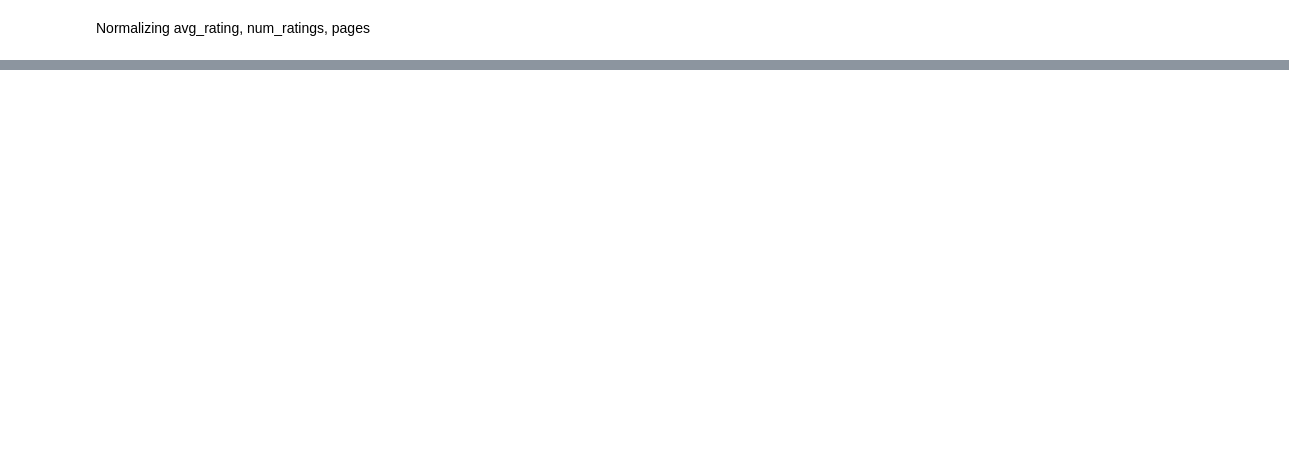
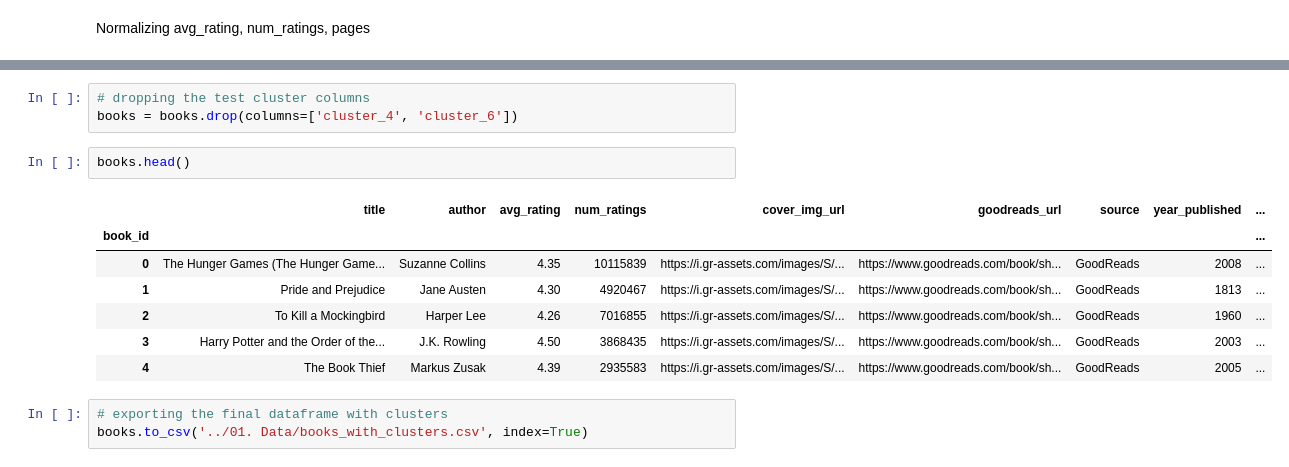
Before and after one commit to Hina-Haq/Reading_Room, a Jupyter notebook: 02. Notebooks/prep_ML.ipynb, the cells around one changed output, grey strips where cells are left out. Saved outputs shown, nothing was run; the diff lists cells and outputs as text; blank space fills up the shorter version.

```diff
--- a/02. Notebooks/prep_ML.ipynb
+++ b/02. Notebooks/prep_ML.ipynb
@@ -503,0 +1359,16 @@ Normalizing avg_rating, num_ratings, pages
+# %%
+# dropping the test cluster columns
+books = books.drop(columns=['cluster_4', 'cluster_6'])
+# %%
+books.head()
+# %% [output]
+|  | title | author | avg_rating | num_ratings | cover_img_url | goodreads_url | source | year_published | ... |
+| book_id |  |  |  |  |  |  |  |  | ... |
+| 0 | The Hunger Games (The Hunger Game... | Suzanne Collins | 4.35 | 10115839 | https://i.gr-assets.com/images/S/... | https://www.goodreads.com/book/sh... | GoodReads | 2008 | ... |
+| 1 | Pride and Prejudice | Jane Austen | 4.30 | 4920467 | https://i.gr-assets.com/images/S/... | https://www.goodreads.com/book/sh... | GoodReads | 1813 | ... |
+| 2 | To Kill a Mockingbird | Harper Lee | 4.26 | 7016855 | https://i.gr-assets.com/images/S/... | https://www.goodreads.com/book/sh... | GoodReads | 1960 | ... |
+| 3 | Harry Potter and the Order of the... | J.K. Rowling | 4.50 | 3868435 | https://i.gr-assets.com/images/S/... | https://www.goodreads.com/book/sh... | GoodReads | 2003 | ... |
+| 4 | The Book Thief | Markus Zusak | 4.39 | 2935583 | https://i.gr-assets.com/images/S/... | https://www.goodreads.com/book/sh... | GoodReads | 2005 | ... |
+# %%
+# exporting the final dataframe with clusters
+books.to_csv('../01. Data/books_with_clusters.csv', index=True)
```
Also changed, not shown: parts of 30 cells of this notebook, 1 other file.
